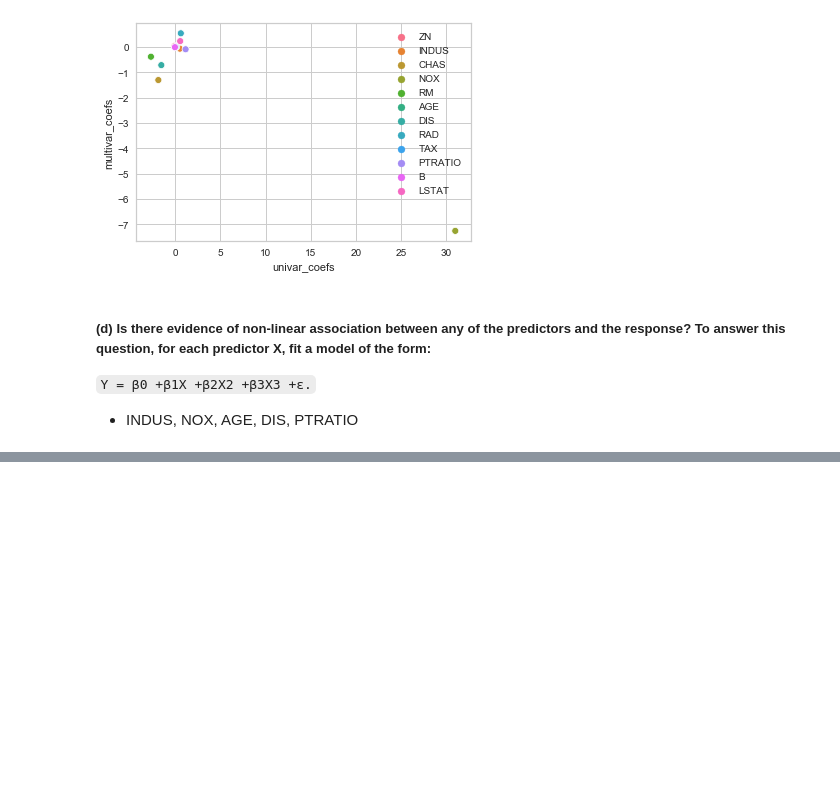
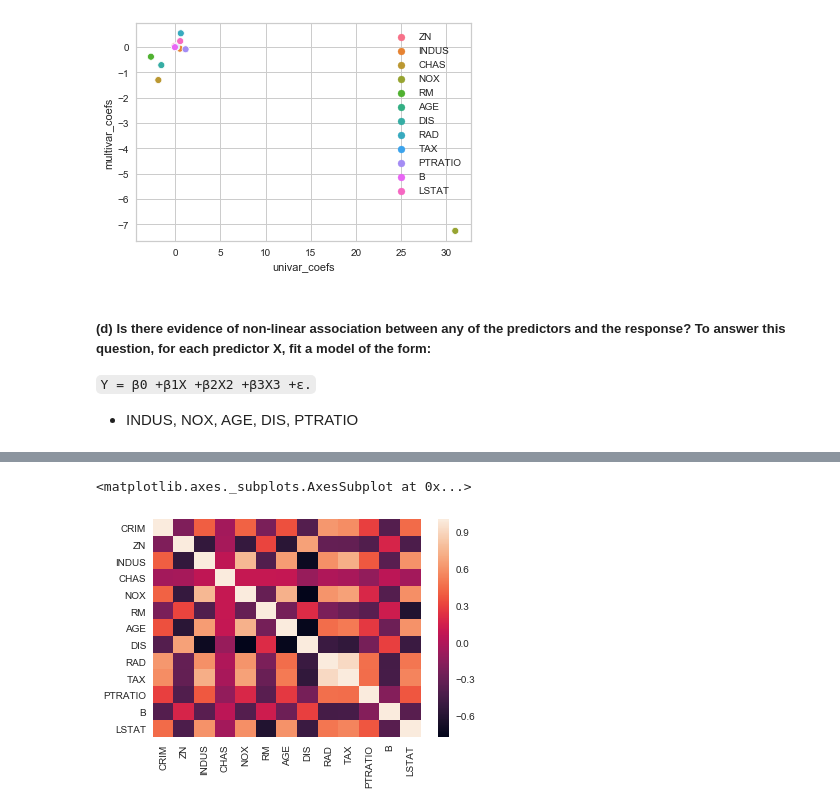
Before and after one commit to coxy1989/mlsabbatical, a Jupyter notebook: notebooks/statistical_learning/ch3_statistical_learning/exercises_applied.ipynb, the cells around one changed output, grey strips where cells are left out. Drawn from its saved outputs; the diff is of its cells as text; code cells hidden in the pictures; blank space fills up the shorter version.

```diff
--- a/notebooks/statistical_learning/ch3_statistical_learning/exercises_applied.ipynb
+++ b/notebooks/statistical_learning/ch3_statistical_learning/exercises_applied.ipynb
@@ -1297,3 +1297,8 @@ Warnings:
 [1] Standard Errors assume that the covariance matrix of the errors is correctly specified.
 [2] The condition number is large, 5.2e+04. This might indicate that there are
 strong multicollinearity or other numerical problems.
+# %%
+sns.heatmap(boston_df.corr())
+# %% [output]
+<matplotlib.axes._subplots.AxesSubplot at 0x...>
+[figure, added]
```
Also changed, not shown: parts of 1 cell of this notebook, 5 other files.
